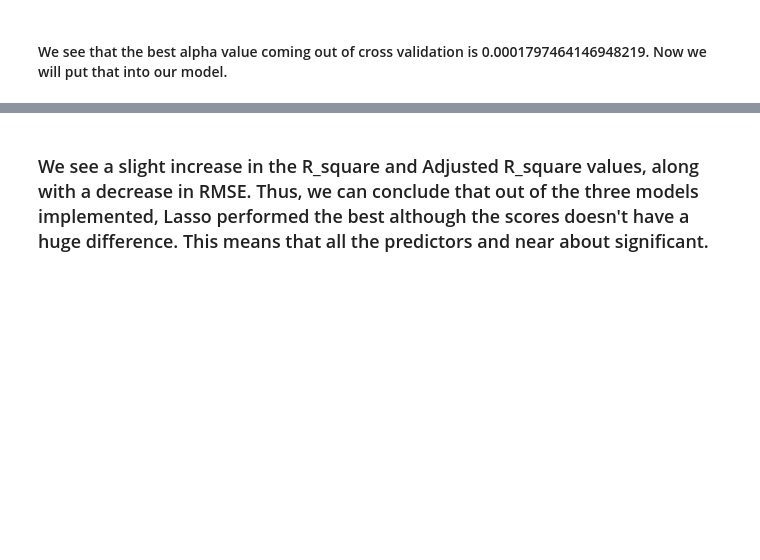
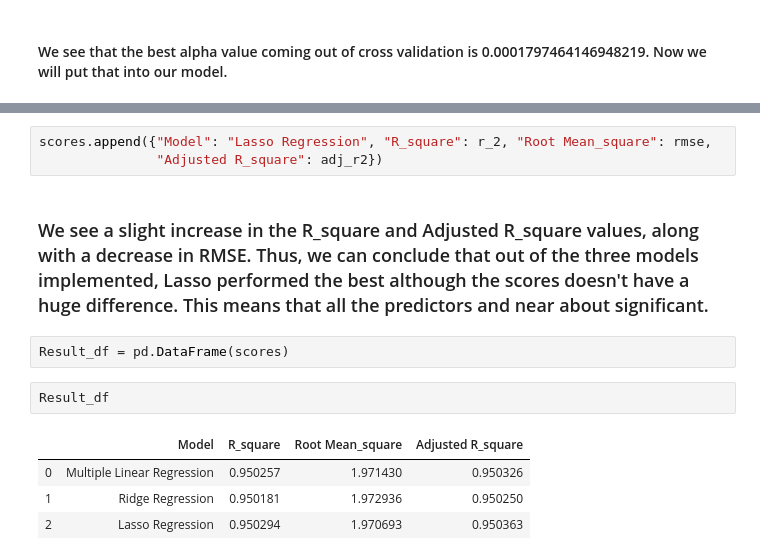
Before and after one commit to rnair7163/Statistical-Analysis-of-factors-influencing-life-expectancy, a Jupyter notebook: EDA+Modelling.ipynb, the cells around one changed output, grey strips where cells are left out. Cells and saved outputs as stored; diff of their text form; blank space fills up the shorter version.

```diff
--- a/EDA+Modelling.ipynb
+++ b/EDA+Modelling.ipynb
@@ -430,5 +442,17 @@ print("Adjusted R_square: ", 1-(1-r_2)*((len(X_test)-1)/(len(X_test-len(X_test[0
 Root mean squared error:  1.97069280895143
 r_square:  0.9502937495581465
 Adjusted R_square:  0.9503626902661102
+# %%
+scores.append({"Model": "Lasso Regression", "R_square": r_2, "Root Mean_square": rmse,
+               "Adjusted R_square": adj_r2})
 # %% [markdown]
 ### We see a slight increase in the R_square and Adjusted R_square values, along with a decrease in RMSE. Thus, we can conclude that out of the three models implemented, Lasso performed the best although the scores doesn't have a huge difference. This means that all the predictors and near about significant.
+# %%
+Result_df = pd.DataFrame(scores)
+# %%
+Result_df
+# %% [output]
+|  | Model | R_square | Root Mean_square | Adjusted R_square |
+| 0 | Multiple Linear Regression | 0.950257 | 1.971430 | 0.950326 |
+| 1 | Ridge Regression | 0.950181 | 1.972936 | 0.950250 |
+| 2 | Lasso Regression | 0.950294 | 1.970693 | 0.950363 |
```
Also changed, not shown: parts of 8 cells of this notebook.
